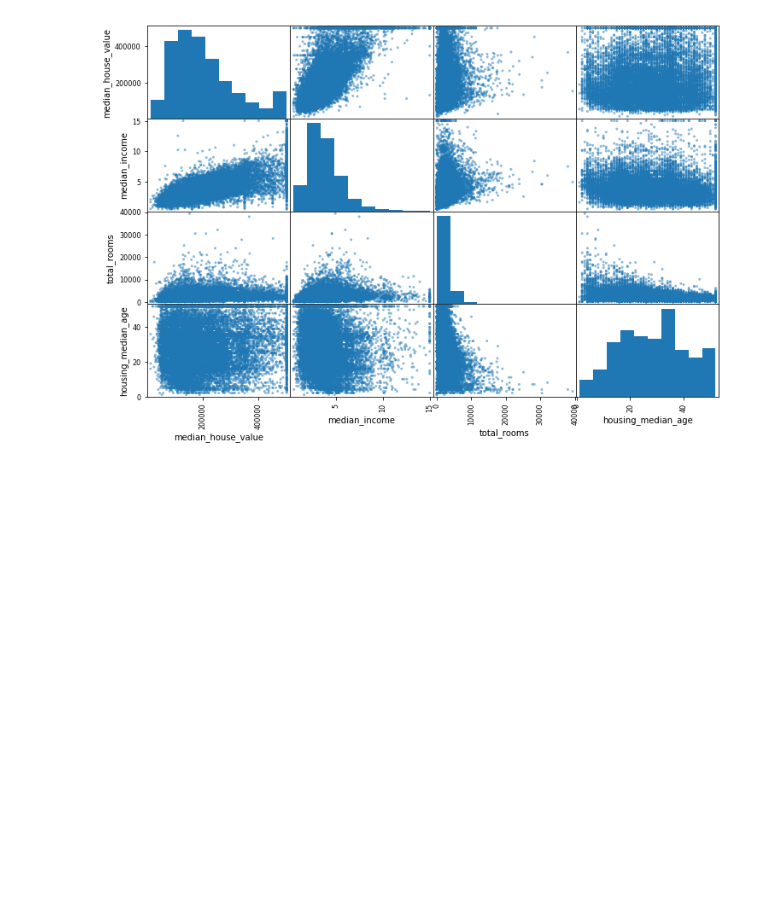
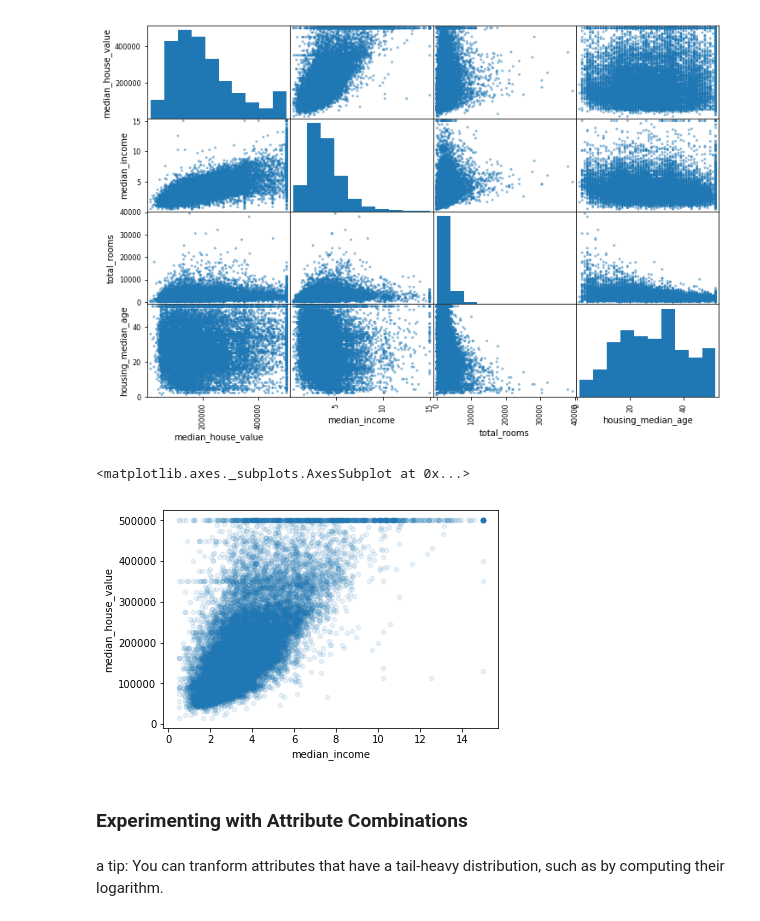
Before and after one commit to jasontr/handson-ml, a Jupyter notebook: Housing.ipynb, the cells around one changed output. Drawn from its saved outputs; the diff is of its cells as text; code cells hidden in the pictures; blank space fills up the shorter version.

```diff
--- a/Housing.ipynb
+++ b/Housing.ipynb
@@ -246 +247,10 @@ array([[<matplotlib.axes._subplots.AxesSubplot object at 0x...>,
 [figure]
+# %%
+housing.plot(kind="scatter", x="median_income", y="median_house_value", alpha=0.1)
+# %% [output]
+<matplotlib.axes._subplots.AxesSubplot at 0x...>
+[figure, added]
+# %% [markdown]
+### Experimenting with Attribute Combinations
+# %% [markdown]
+a tip: You can tranform attributes that have a tail-heavy distribution, such as by computing their logarithm.
```
Also changed, not shown: parts of 28 cells of this notebook, 1 other file.
